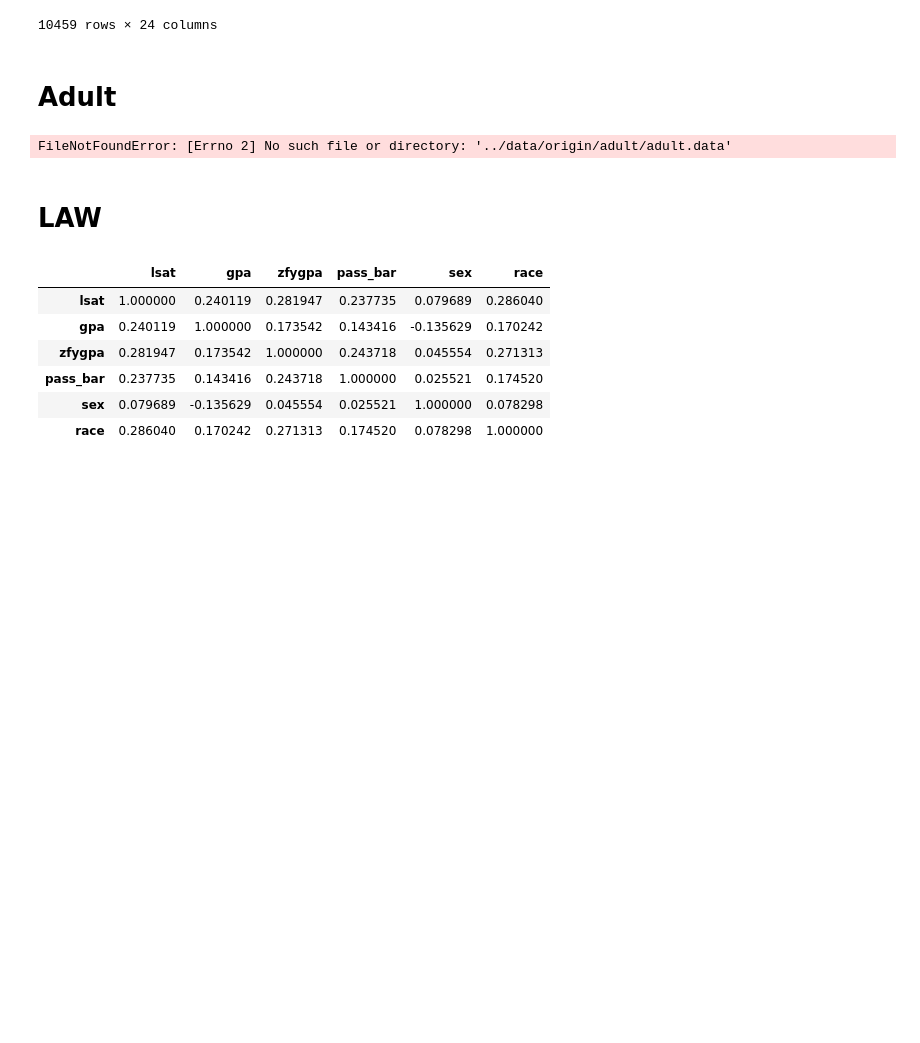
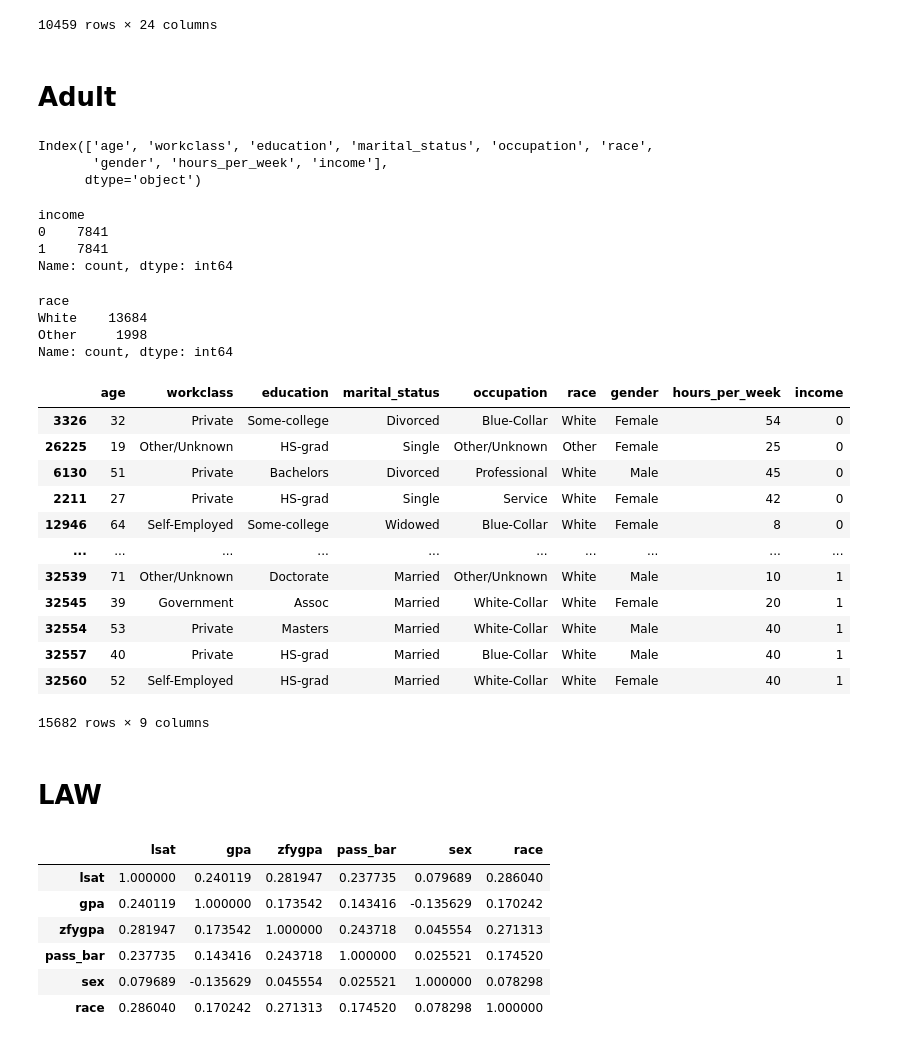
Before and after one commit to ofurman/counterfactuals, a Jupyter notebook: notebooks/make_datasets.ipynb, the cells around one changed output. Drawn from its saved outputs; the diff is of its cells as text; code cells hidden in the pictures; blank space fills up the shorter version.

```diff
--- a/notebooks/make_datasets.ipynb
+++ b/notebooks/make_datasets.ipynb
@@ -139,9 +139,53 @@ df
 # %% [markdown]
 # Adult
 # %%
-df = pd.read_csv("../data/origin/adult/adult.data", header=None)
+df = pd.read_csv("../data/adult.csv")
-# %% [output]
-FileNotFoundError: [Errno 2] No such file or directory: '../data/origin/adult/adult.data'
+# %%
+df.columns
+# %% [output]
+Index(['age', 'workclass', 'education', 'marital_status', 'occupation', 'race',
+       'gender', 'hours_per_week', 'income'],
+      dtype='object')
+# %%
+df = pd.concat([
+    df[df["income"] == 0].sample(df["income"].sum(), random_state=42),
+    df[df["income"] == 1],
+])
+# %%
+df["income"].value_counts()
+# %% [output]
+income
+0    7841
+1    7841
+Name: count, dtype: int64
+# %%
+df["workclass"].value_counts()
+# df["education"].value_counts()
+# df["marital_status"].value_counts()
+# df["occupation"].value_counts()
+df["gender"].value_counts()
+df["race"].value_counts()
+# %% [output]
+race
+White    13684
+Other     1998
+Name: count, dtype: int64
+# %%
+df
+# %% [output]
+|  | age | workclass | education | marital_status | occupation | race | gender | hours_per_week | income |
+| 3326 | 32 | Private | Some-college | Divorced | Blue-Collar | White | Female | 54 | 0 |
+| 26225 | 19 | Other/Unknown | HS-grad | Single | Other/Unknown | Other | Female | 25 | 0 |
+| 6130 | 51 | Private | Bachelors | Divorced | Professional | White | Male | 45 | 0 |
+| 2211 | 27 | Private | HS-grad | Single | Service | White | Female | 42 | 0 |
+| 12946 | 64 | Self-Employed | Some-college | Widowed | Blue-Collar | White | Female | 8 | 0 |
+| ... | ... | ... | ... | ... | ... | ... | ... | ... | ... |
+| 32539 | 71 | Other/Unknown | Doctorate | Married | Other/Unknown | White | Male | 10 | 1 |
+| 32545 | 39 | Government | Assoc | Married | White-Collar | White | Female | 20 | 1 |
+| 32554 | 53 | Private | Masters | Married | White-Collar | White | Male | 40 | 1 |
+| 32557 | 40 | Private | HS-grad | Married | Blue-Collar | White | Male | 40 | 1 |
+| 32560 | 52 | Self-Employed | HS-grad | Married | White-Collar | White | Female | 40 | 1 |
+15682 rows × 9 columns
 # %% [markdown]
 # LAW
 # %%
```
Also changed, not shown: parts of 10 cells of this notebook, 10 other files.
